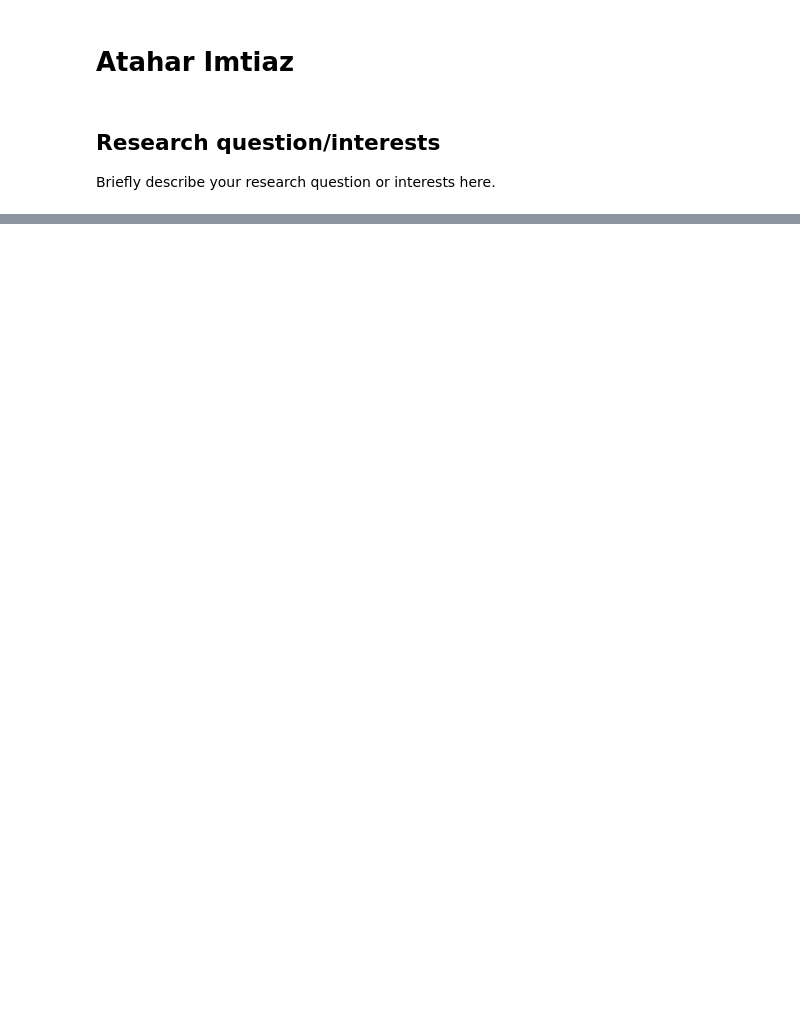
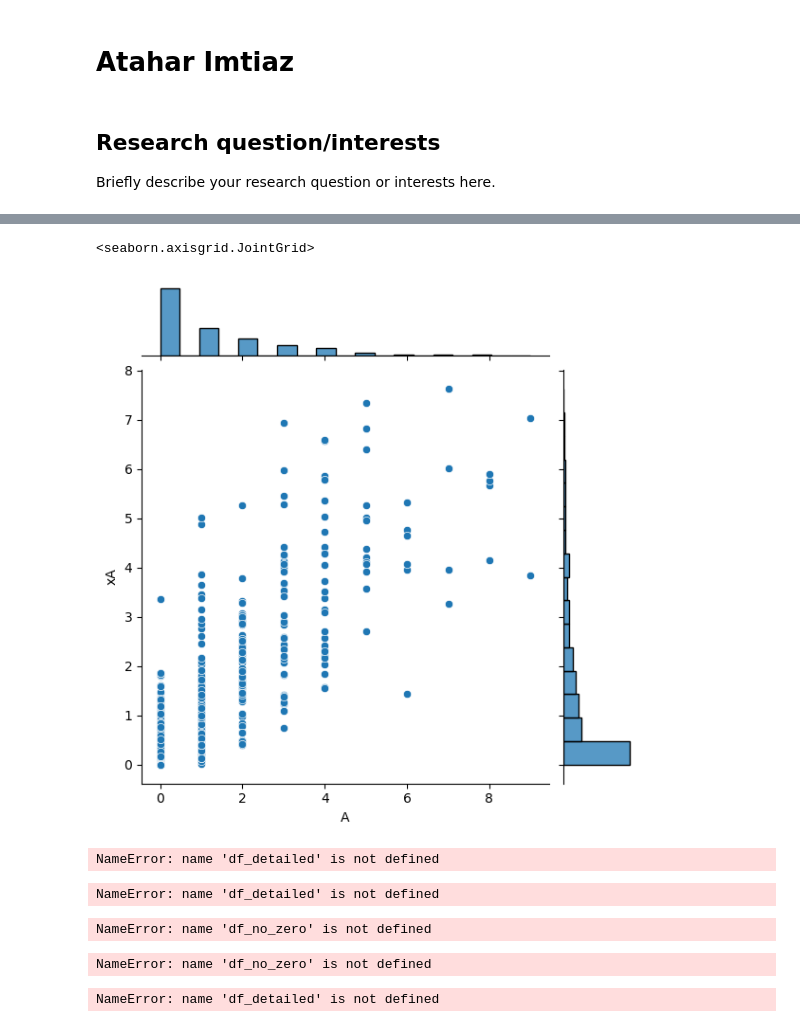
Before and after one commit to ubco-W2022T2-data301/group26, a Jupyter notebook: analysis/analysisImtiaz.ipynb, the cells around one changed output, grey strips where cells are left out. Saved outputs shown, nothing was run; the diff lists cells and outputs as text; code cells hidden in the pictures; blank space fills up the shorter version.

```diff
--- a/analysis/analysisImtiaz.ipynb
+++ b/analysis/analysisImtiaz.ipynb
@@ -37,0 +35,8 @@ print(df)
+# %%
+A_data = np.array(df['A'])
+A_low, A_hgh = np.percentile(A_data, [1, 99])
+print(A_low, A_hgh)
+df_no_outlier_A = df.copy()[df['A'].between(A_low, A_hgh)]
+
+print(len(df_no_outlier_A))
+df_no_outlier_A.head()
@@ -37,0 +52,8 @@ print(df)
+# %%
+xA_data = np.array(df['xA'])
+xA_low, xA_hgh = np.percentile(xA_data, [1, 99])
+print(xA_low, xA_hgh)
+df_no_outlier = df_no_outlier_A.copy()[df_no_outlier_A['xA'].between(xA_low, xA_hgh)]
+
+print(len(df_no_outlier))
+df_no_outlier.head()
@@ -37,0 +69,26 @@ print(df)
+# %%
+sns.jointplot(x='A',y='xA', data=df_no_outlier)
+# %% [output]
+<seaborn.axisgrid.JointGrid>
+[figure, added]
+# %%
+print(df_detailed['xA'].min(), df_detailed['xA'].max(), df_detailed['A'].min(), df_detailed['A'].max())
+# %% [output]
+NameError: name 'df_detailed' is not defined
+# %%
+print(df_detailed['xA'].min(), df_detailed['xA'].max(), df_detailed['A'].min(), df_detailed['A'].max())
+# %% [output]
+NameError: name 'df_detailed' is not defined
+# %%
+len(df_no_zero)
+# %% [output]
+NameError: name 'df_no_zero' is not defined
+# %%
+df_detailed=df_no_zero.copy()
+df_detailed['Ratio'] = df_detailed['A'] / df_detailed['xA']
+# %% [output]
+NameError: name 'df_no_zero' is not defined
+# %%
+df_detailed.plot(kind='scatter', x='A', y='Ratio')
+# %% [output]
+NameError: name 'df_detailed' is not defined
```
Also changed, not shown: parts of 33 cells of this notebook, 4 other files.
